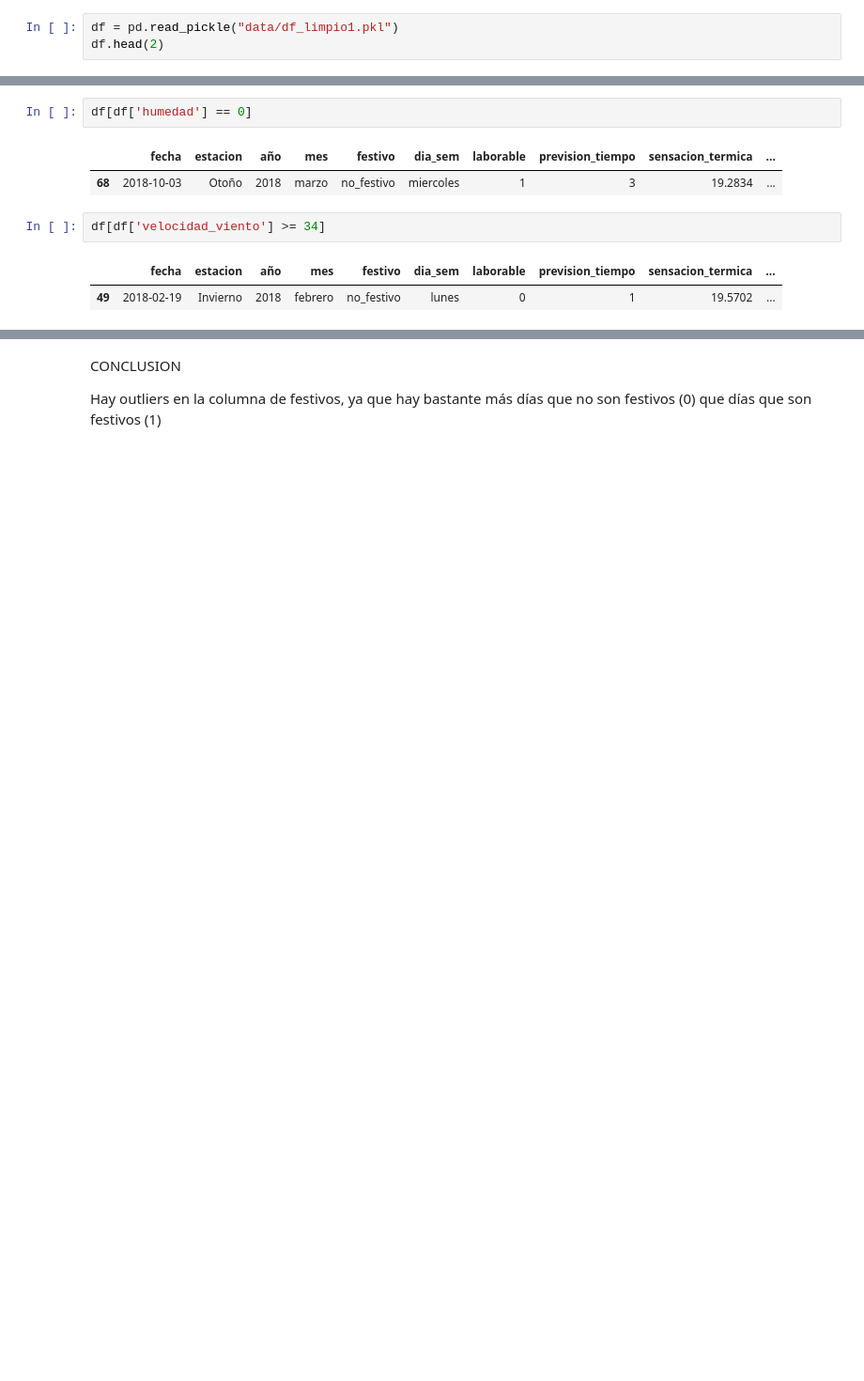
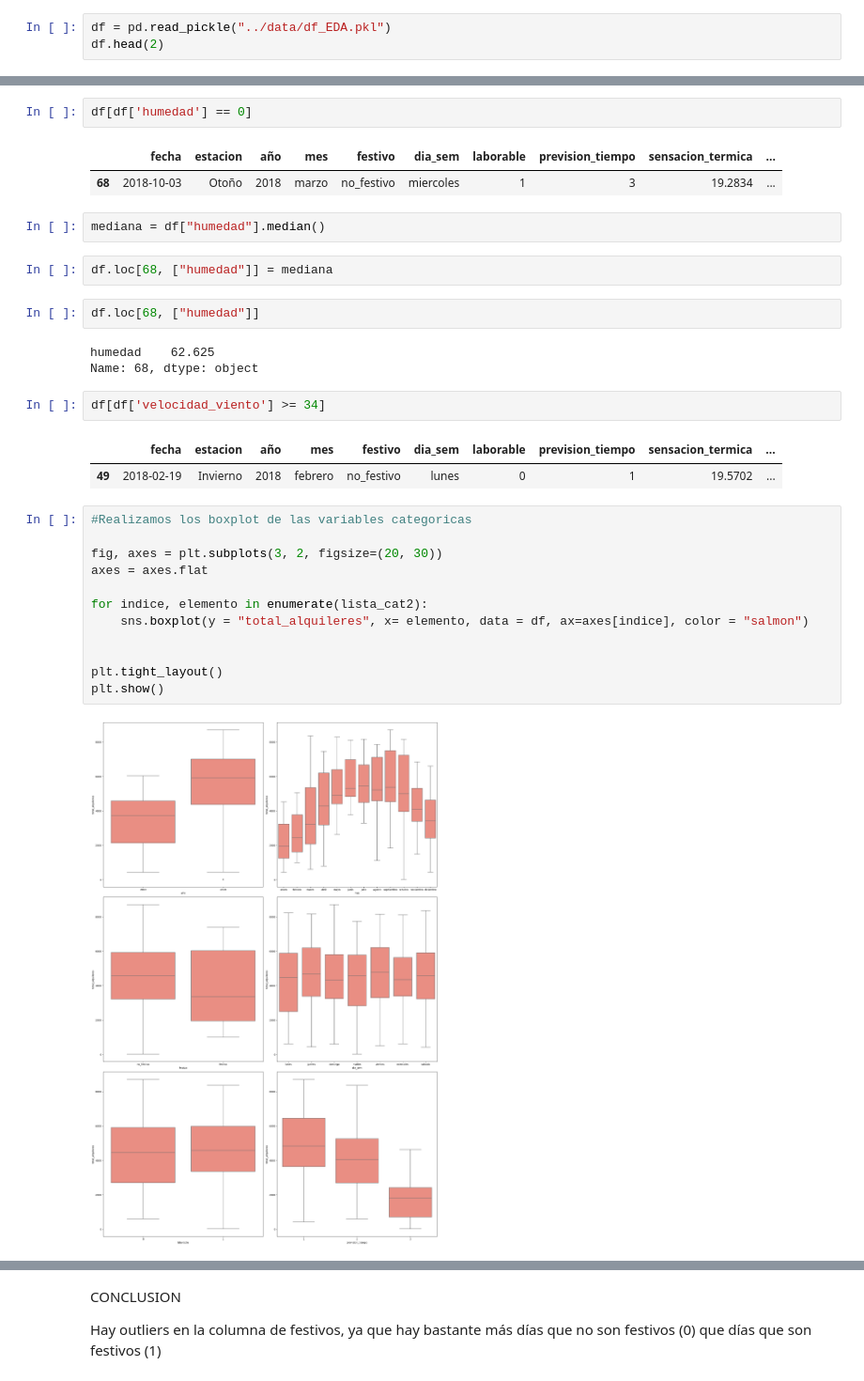
Before and after one commit to LourdesBoj/promoE-modulo3-proyecto-equipo3-Andrea-Catalina-Lourdes-AnaLopez, a Jupyter notebook: OUTLIERS.ipynb, the cells around one changed output, grey strips where cells are left out. Shown: that part at 94% size. Drawn from its saved outputs; the diff is of its cells as text; blank space fills up the shorter version.

```diff
--- a/OUTLIERS.ipynb
+++ b/OUTLIERS.ipynb
@@ -16,6 +16,6 @@ pd.options.display.max_columns = None
 
 from datetime import datetime
 # %%
-df = pd.read_pickle("data/df_limpio1.pkl")
+df = pd.read_pickle("../data/df_EDA.pkl")
 df.head(2)
 # %% [output]
@@ -64,9 +74,32 @@ df[df['humedad'] == 0]
 # %% [output]
 |  | fecha | estacion | año | mes | festivo | dia_sem | laborable | prevision_tiempo | sensacion_termica | ... |
 | 68 | 2018-10-03 | Otoño | 2018 | marzo | no_festivo | miercoles | 1 | 3 | 19.2834 | ... |
+# %%
+mediana = df["humedad"].median()
+# %%
+df.loc[68, ["humedad"]] = mediana
+# %%
+df.loc[68, ["humedad"]]
+# %% [output]
+humedad    62.625
+Name: 68, dtype: object
 # %%
 df[df['velocidad_viento'] >= 34]
 # %% [output]
 |  | fecha | estacion | año | mes | festivo | dia_sem | laborable | prevision_tiempo | sensacion_termica | ... |
 | 49 | 2018-02-19 | Invierno | 2018 | febrero | no_festivo | lunes | 0 | 1 | 19.5702 | ... |
+# %%
+#Realizamos los boxplot de las variables categoricas
+
+fig, axes = plt.subplots(3, 2, figsize=(20, 30))
+axes = axes.flat
+
+for indice, elemento in enumerate(lista_cat2):
+    sns.boxplot(y = "total_alquileres", x= elemento, data = df, ax=axes[indice], color = "salmon")
+
+
+plt.tight_layout()
+plt.show()
+# %% [output]
+[figure, added]
 # %%
```
Also changed, not shown: parts of 8 cells of this notebook, 8 other files.
